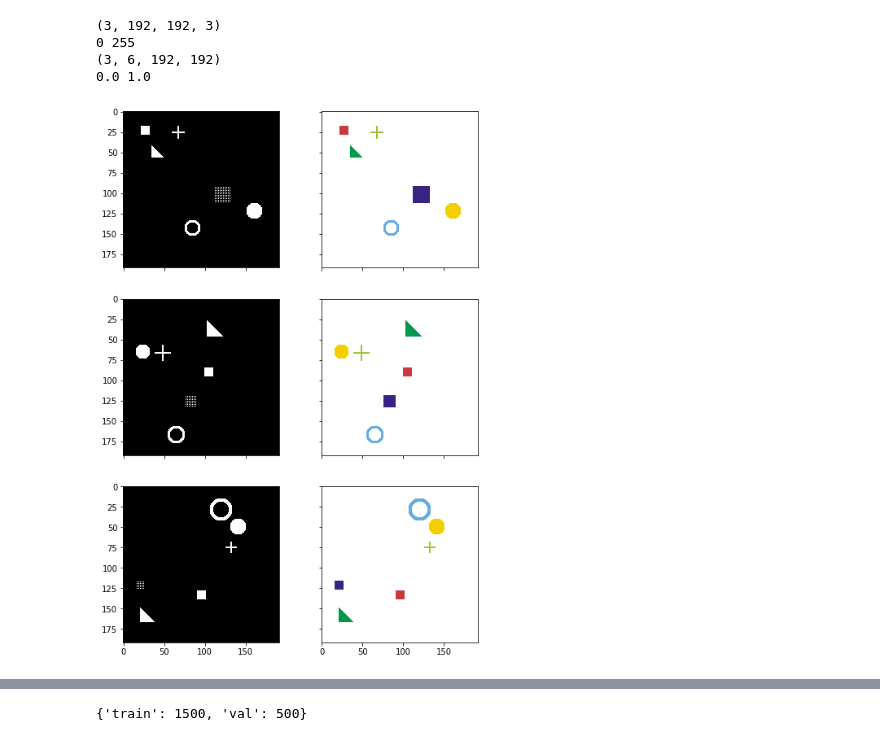
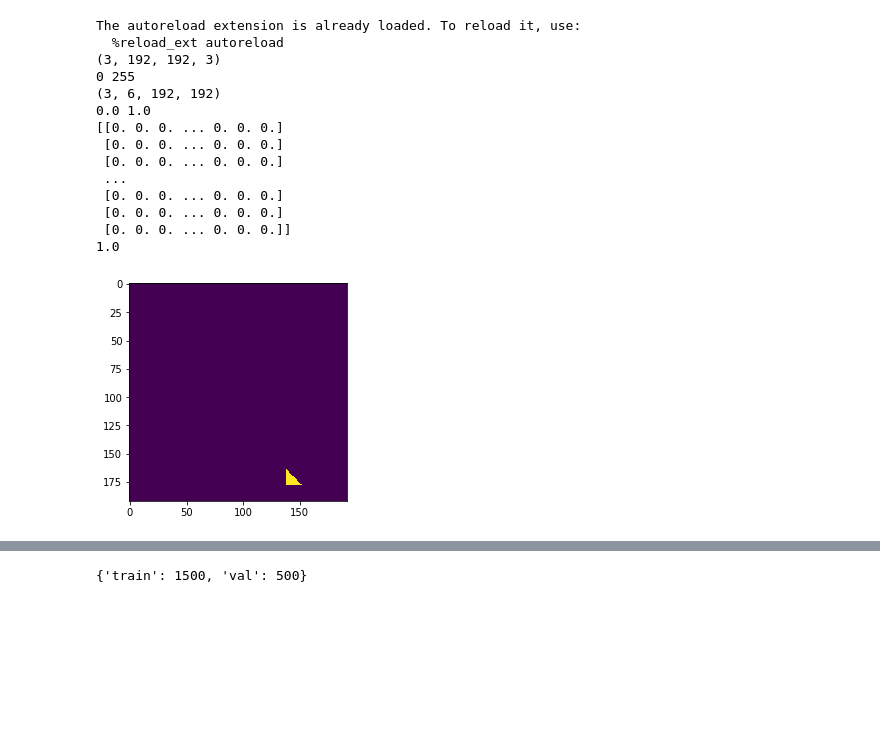
Before and after one commit to 13agupta/pytorch-unet, a Jupyter notebook: pytorch_resnet18_unet.ipynb, the cells around one changed output, grey strips where cells are left out. Saved outputs shown, nothing was run; the diff lists cells and outputs as text; code cells hidden in the pictures; blank space fills up the shorter version.

```diff
--- a/pytorch_resnet18_unet.ipynb
+++ b/pytorch_resnet18_unet.ipynb
@@ -5,32 +5,47 @@
 
 import os,sys
 import matplotlib.pyplot as plt
 import numpy as np
 import helper
 import simulation
 from matplotlib.image import imread
 
 # Generate some random images
 input_images, target_masks = simulation.generate_random_data(192, 192, count=3)
 # other_input_images = np.array([imread('./images/output_0_1.png'), imread('./images/output_2_2.png'), imread('./images/output_9_1.png')])
 # other_target_masks = np.array([imread('./images/output_0_1.png'), imread('./images/output_2_2.png'), imread('./images/output_9_1.png')])
 
 for x in [input_images, target_masks]:
     print(x.shape)
     print(x.min(), x.max())
 
 # Change channel-order and make 3 channels for matplot
 input_images_rgb = [x.astype(np.uint8) for x in input_images]
 # print(np.array(input_images_rgb).shape)
 
 # Map each channel (i.e. class) to each color
 target_masks_rgb = [helper.masks_to_colorimg(x) for x in target_masks]
 
 # Left: Input image, Right: Target mask
-helper.plot_side_by_side([input_images, target_masks_rgb])
+# helper.plot_side_by_side([input_images, target_masks_rgb])
+x = target_masks[0, 2, :, :]
+something = plt.imshow(x)
+print(x)
+print(x.max())
+plt.show()
 # %% [output]
+The autoreload extension is already loaded. To reload it, use:
+  %reload_ext autoreload
 (3, 192, 192, 3)
 0 255
 (3, 6, 192, 192)
 0.0 1.0
+[[0. 0. 0. ... 0. 0. 0.]
+ [0. 0. 0. ... 0. 0. 0.]
+ [0. 0. 0. ... 0. 0. 0.]
+ ...
+ [0. 0. 0. ... 0. 0. 0.]
+ [0. 0. 0. ... 0. 0. 0.]
+ [0. 0. 0. ... 0. 0. 0.]]
+1.0
-[figure, old version]
+[figure, new version]
```
Also changed, not shown: parts of 4 cells of this notebook, 1 other file.
